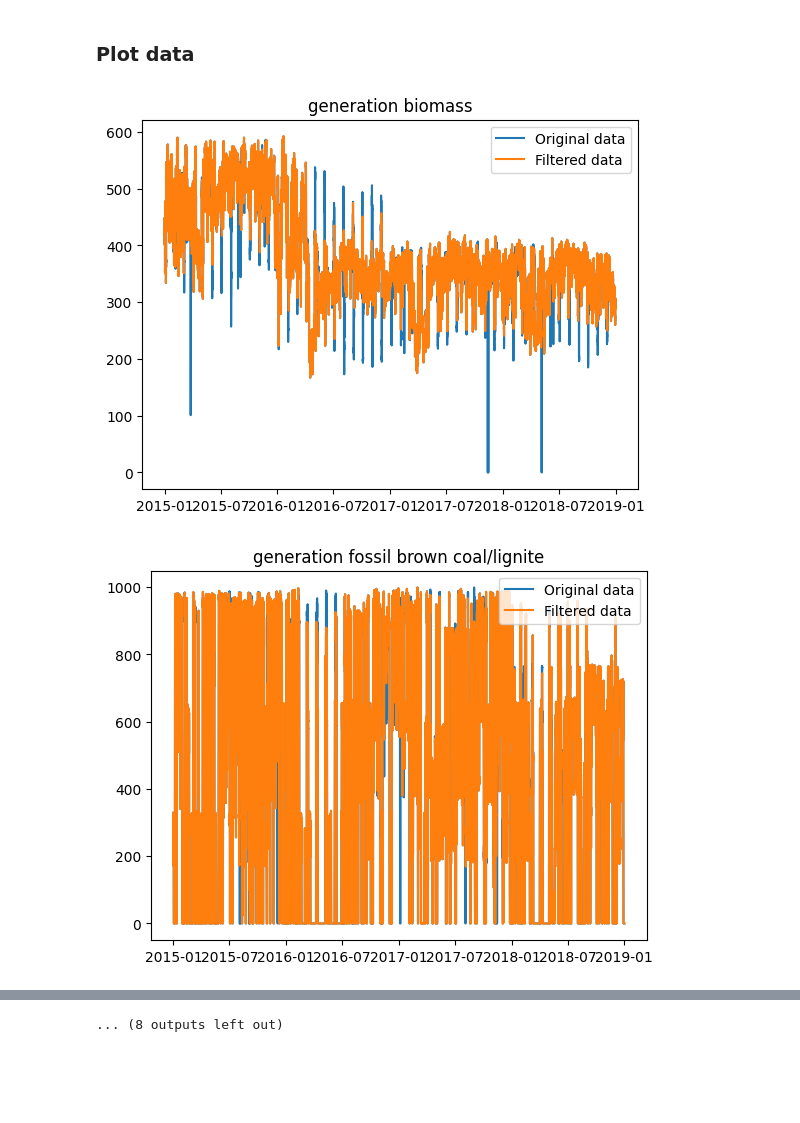
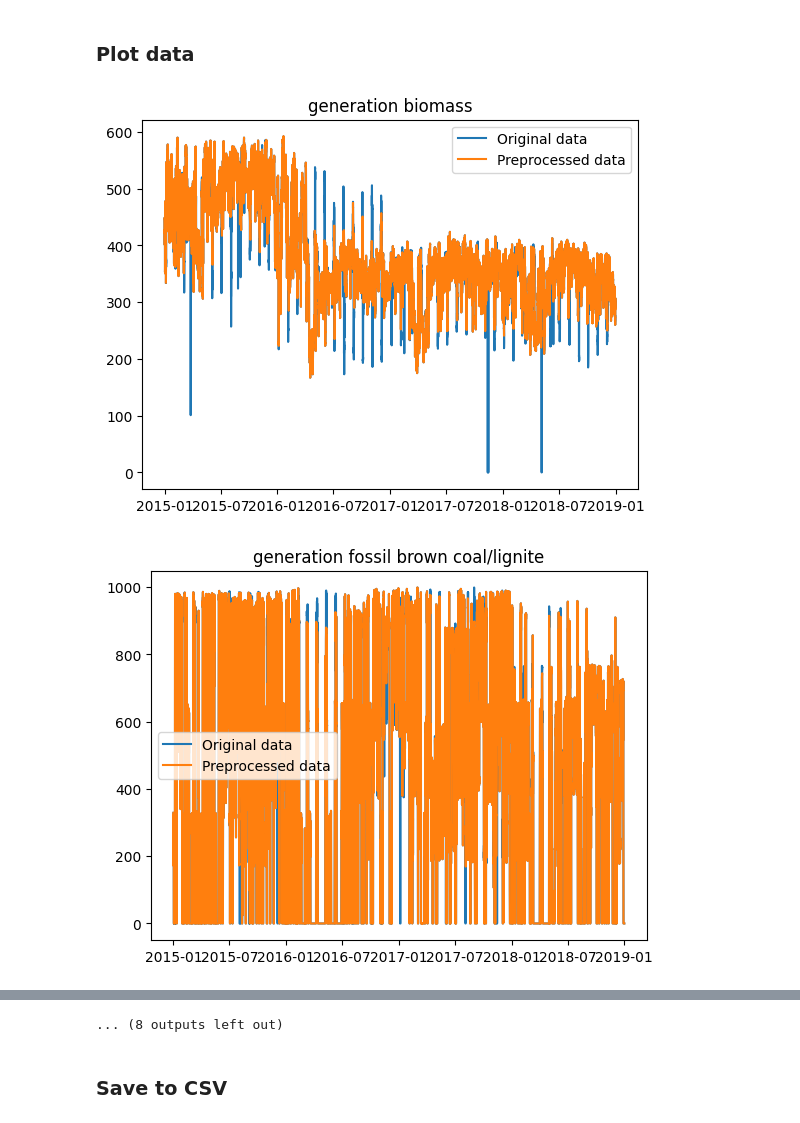
Before and after one commit to Zafewood/IT3212-Data-Powered-Software, a Jupyter notebook: energy_preprocessing.ipynb, the cells around one changed output, grey strips where cells are left out. Drawn from its saved outputs; the diff is of its cells as text; code cells hidden in the pictures; blank space fills up the shorter version.

Commit message:
Finished energy and continued on weather

```diff
--- a/energy_preprocessing.ipynb
+++ b/energy_preprocessing.ipynb
@@ -18,4 +21,4 @@ energy_df = energy_df.loc[:, (energy_df.fillna(0) != 0).any(axis=0)]
 # %% [markdown]
 ### Fill in missing datapoints
 # %%
-energy_df = energy_df.interpolate(method='linear')
+preprocessed_energy_df = preprocessed_energy_df.interpolate(method='linear')
@@ -22,7 +27,8 @@ energy_df = energy_df.interpolate(method='linear')
+# %%
+preprocessed_energy_df = preprocessed_energy_df.drop_duplicates()
 # %% [markdown]
 ### Outlier detection
 # %%
-column_names = energy_df.columns
 window_percentage = 3
 
 # Function to get the upper and lower bands
@@ -33,7 +39,7 @@ def get_bands(data):
 
 anomaly_masks = {}
 for column_name in column_names[1:]:
-    column = energy_df[column_name]
+    column = preprocessed_energy_df[column_name]
     N = len(column)
     k = int(N * (window_percentage/2/100))
 
@@ -49,4 +55,4 @@ for column_name in column_names[1:]:
 combined_mask = np.column_stack(list(anomaly_masks.values())).any(axis=1)
 
 # Filter the data
-filtered_data = energy_df[~combined_mask]
+preprocessed_energy_df = preprocessed_energy_df[~combined_mask]
@@ -52,0 +61,27 @@ filtered_data = energy_df[~combined_mask]
+# %%
+def lowpass(data: np.ndarray, cutoff: float, sample_rate: float, poles: int = 5):
+    sos = scipy.signal.butter(poles, cutoff, 'lowpass', fs=sample_rate, output='sos')
+    filtered_data = scipy.signal.sosfiltfilt(sos, data)
+    return filtered_data
+
+sample_rate = 44100
+energy_df_trends = pd.DataFrame()
+energy_df_trends['time'] = preprocessed_energy_df['time']
+
+for column_name in column_names[1:]:
+    data = preprocessed_energy_df[column_name].to_numpy()
+    times = np.arange(len(data))/sample_rate
+
+    trend = lowpass(data, 50, sample_rate)
+    energy_df_trends[column_name] = trend
+
+    fig, (ax1, ax2) = plt.subplots(1, 2, figsize=(10, 3), sharex=True, sharey=True)
+    ax1.plot(times, data)
+    ax1.set_title(column_name + " Original Signal")
+    ax1.margins(0, .1)
+    ax1.grid(alpha=.5, ls='--')
+    ax2.plot(times, trend)
+    ax2.set_title(column_name + " Low-Pass Filter (50 Hz)")
+    ax2.grid(alpha=.5, ls='--')
+    plt.tight_layout()
+    plt.show()
@@ -55,10 +104,10 @@ filtered_data = energy_df[~combined_mask]
 # %%
 for column_name in column_names[1:]:
     plt.plot(energy_df['time'], energy_df[column_name], label='Original data')
-    plt.plot(filtered_data['time'], filtered_data[column_name], label='Filtered data')
+    plt.plot(preprocessed_energy_df['time'], preprocessed_energy_df[column_name], label='Preprocessed data')
     plt.title(column_name)
     plt.legend()
     plt.show()
 # %% [output]
-[figure, old version]
+[figure, new version]
-[figure, old version]
+[figure, new version]
@@ -75 +124,3 @@ for column_name in column_names[1:]:
 ... (8 outputs left out)
+# %% [markdown]
+### Save to CSV
```
Also changed, not shown: parts of 7 cells of this notebook, 4 other files.
